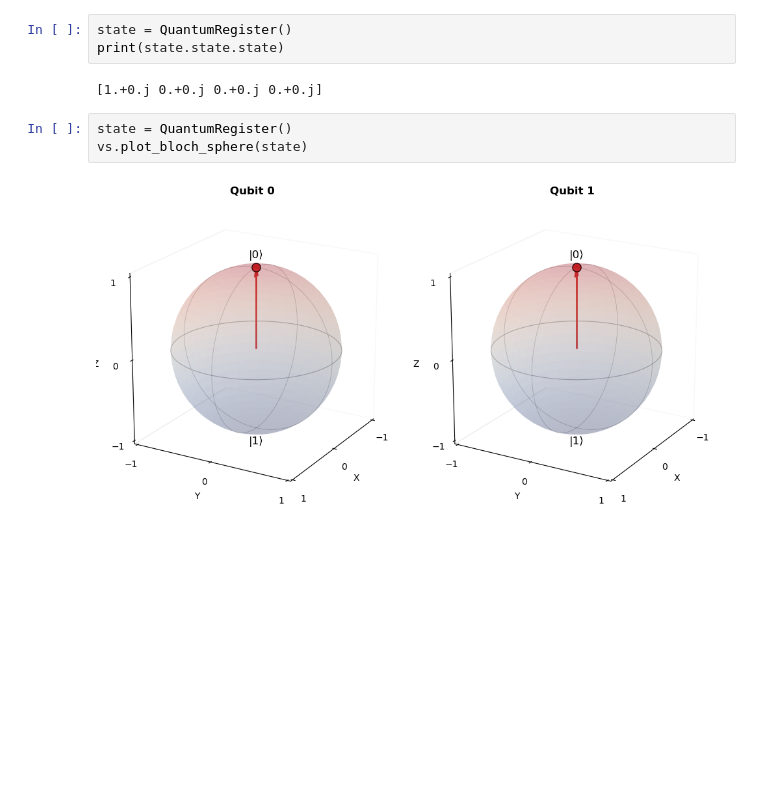
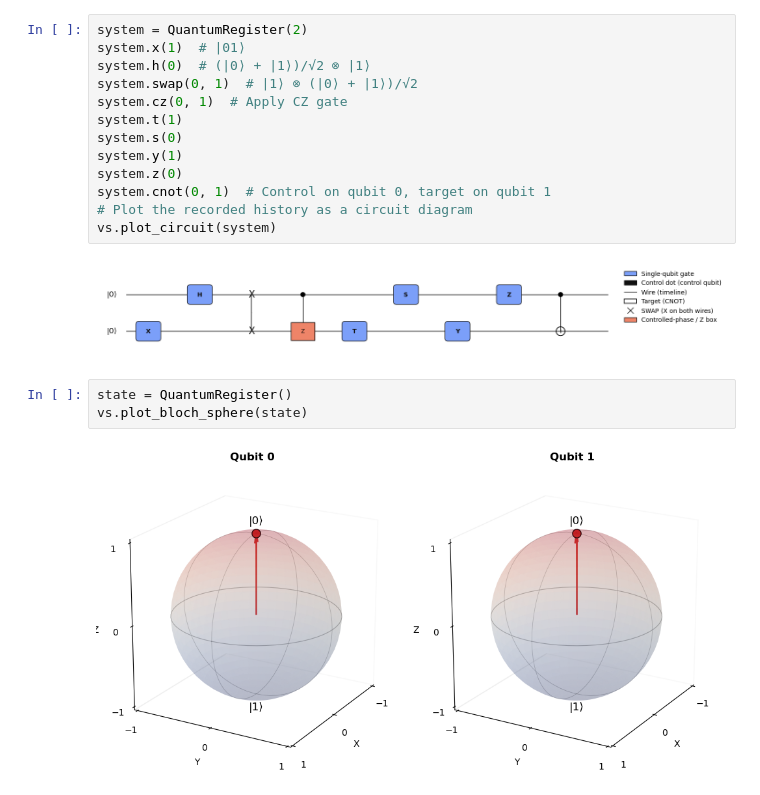
Before and after one commit to QC2-python-SE/cubeit, a Jupyter notebook: Daanish_test.ipynb, the cells around one changed output. Drawn from its saved outputs; the diff is of its cells as text; blank space fills up the shorter version.

Commit message:
Implemented circuit visualization color scheme

```diff
--- a/Daanish_test.ipynb
+++ b/Daanish_test.ipynb
@@ -6,10 +14,20 @@ importlib.reload(vs)
 import numpy as np
 import matplotlib.pyplot as plt
 # %%
-state = QuantumRegister()
-print(state.state.state)
+system = QuantumRegister(2)
+system.x(1)  # |01⟩
+system.h(0)  # (|0⟩ + |1⟩)/√2 ⊗ |1⟩
+system.swap(0, 1)  # |1⟩ ⊗ (|0⟩ + |1⟩)/√2
+system.cz(0, 1)  # Apply CZ gate
+system.t(1)
+system.s(0)
+system.y(1)
+system.z(0)
+system.cnot(0, 1)  # Control on qubit 0, target on qubit 1
+# Plot the recorded history as a circuit diagram
+vs.plot_circuit(system)
 # %% [output]
-[1.+0.j 0.+0.j 0.+0.j 0.+0.j]
+[figure, added]
 # %%
 state = QuantumRegister()
 vs.plot_bloch_sphere(state)
```
Also changed, not shown: parts of 1 cell of this notebook, 2 other files.
